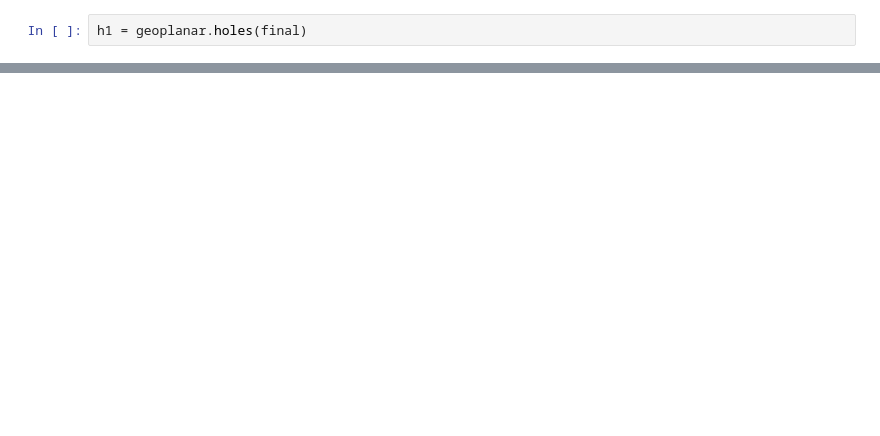
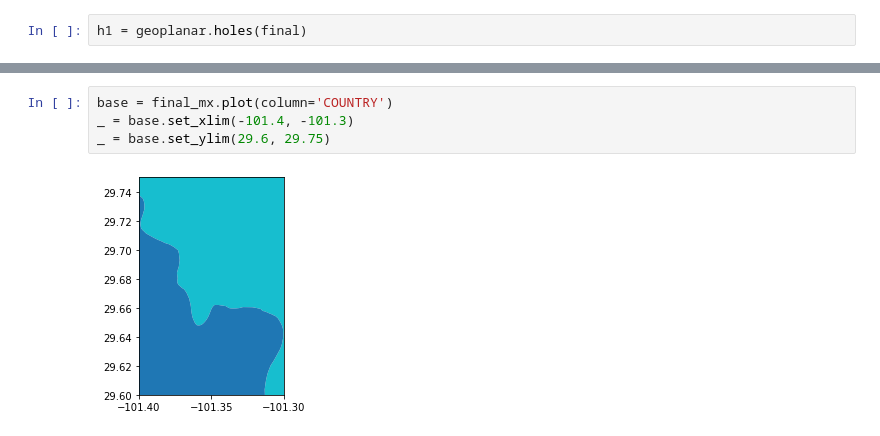
Before and after one commit to sjsrey/geoplanar, a Jupyter notebook: notebooks/usmex.ipynb, the cells around one changed output, grey strips where cells are left out. Drawn from its saved outputs; the diff is of its cells as text; blank space fills up the shorter version.

```diff
--- a/notebooks/usmex.ipynb
+++ b/notebooks/usmex.ipynb
@@ -152,0 +207,6 @@ _ = base.set_ylim(29.6, 29.75)
+# %%
+base = final_mx.plot(column='COUNTRY')
+_ = base.set_xlim(-101.4, -101.3)
+_ = base.set_ylim(29.6, 29.75)
+# %% [output]
+[figure, added]
```
Also changed, not shown: parts of 17 cells of this notebook.
